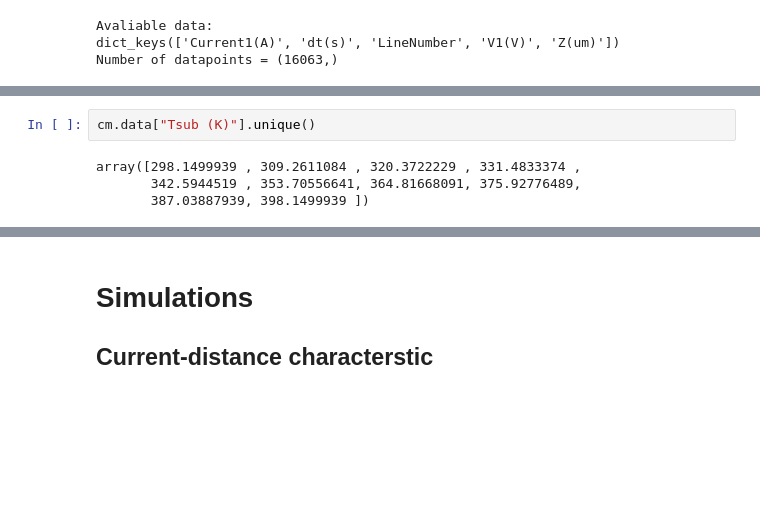
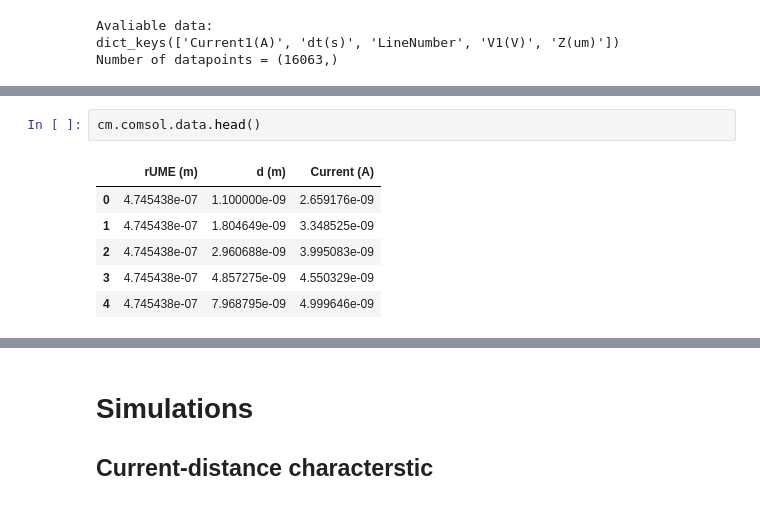
Before and after one commit to martinholub/sicm, a Jupyter notebook: notebooks/comsol.ipynb, the cells around one changed output, grey strips where cells are left out. Saved outputs shown, nothing was run; the diff lists cells and outputs as text; blank space fills up the shorter version.

```diff
--- a/notebooks/comsol.ipynb
+++ b/notebooks/comsol.ipynb
@@ -38,6 +34,9 @@ cm.plot_grid()
-# %%
-cm.data["Tsub (K)"].unique()
-# %% [output]
-array([298.1499939 , 309.2611084 , 320.3722229 , 331.4833374 ,
-       342.5944519 , 353.70556641, 364.81668091, 375.92776489,
-       387.03887939, 398.1499939 ])
+# %%
+cm.comsol.data.head()
+# %% [output]
+|  | rUME (m) | d (m) | Current (A) |
+| 0 | 4.745438e-07 | 1.100000e-09 | 2.659176e-09 |
+| 1 | 4.745438e-07 | 1.804649e-09 | 3.348525e-09 |
+| 2 | 4.745438e-07 | 2.960688e-09 | 3.995083e-09 |
+| 3 | 4.745438e-07 | 4.857275e-09 | 4.550329e-09 |
+| 4 | 4.745438e-07 | 7.968795e-09 | 4.999646e-09 |
```
Also changed, not shown: parts of 4 cells of this notebook, 2 other files.
